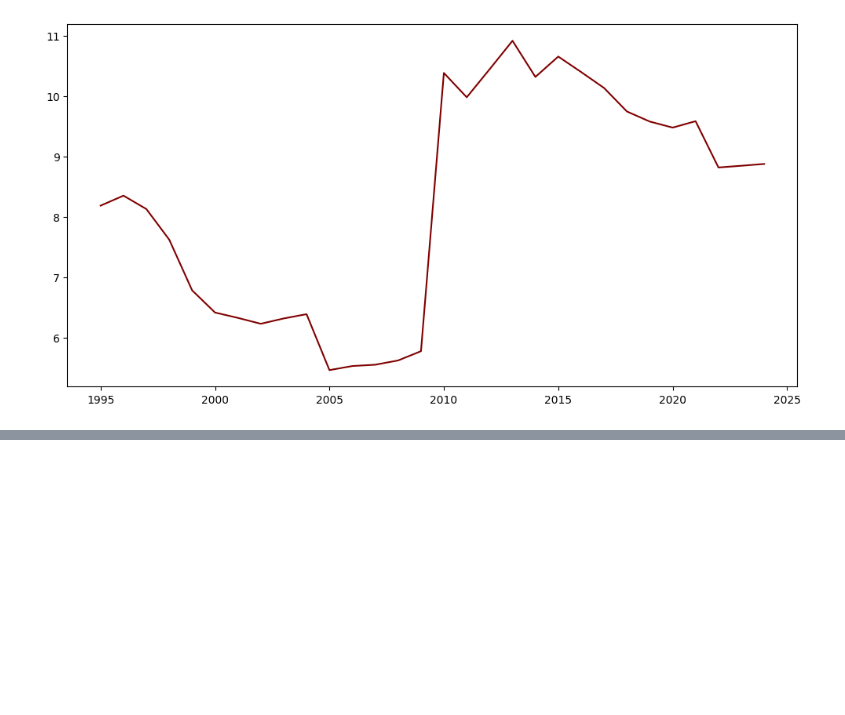
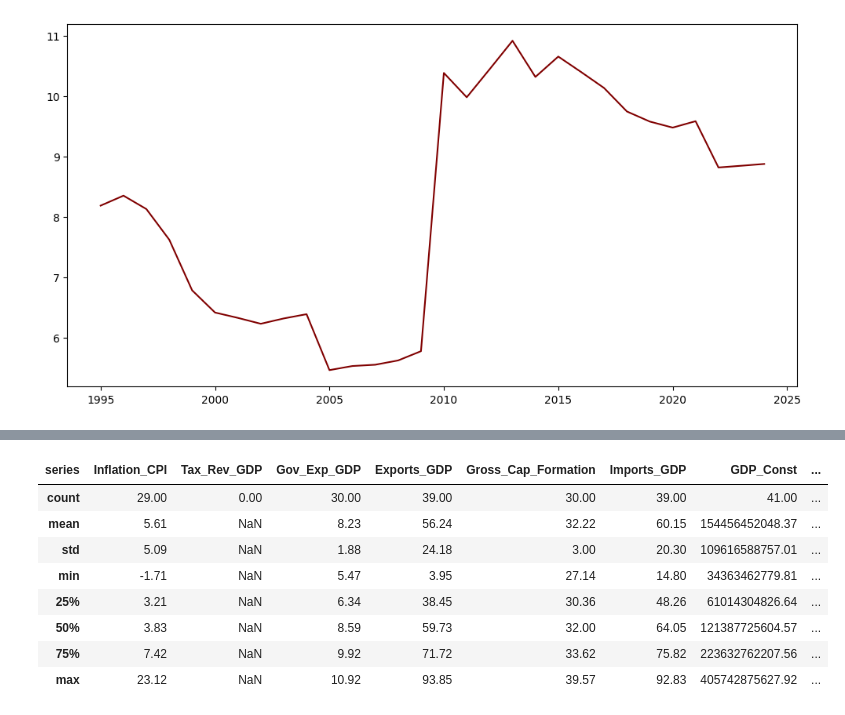
Before and after one commit to ddoneu/ECON3916-Statistical-Machine-Learning, a Jupyter notebook: Lab3 / Lab3 WBGAPI Visualization.ipynb, the cells around one changed output, grey strips where cells are left out. Drawn from its saved outputs; the diff is of its cells as text; code cells hidden in the pictures; blank space fills up the shorter version.

```diff
--- a/Lab3 / Lab3 WBGAPI Visualization.ipynb
+++ b/Lab3 / Lab3 WBGAPI Visualization.ipynb
@@ -16,6 +16,7 @@ import wbgapi as wb
 import pandas as pd
 import matplotlib.pyplot as plt
 import seaborn as sns
+pd.options.display.float_format = '{:.2f}'.format
 
 # Define Economies: VNM (Vietnam), LMC (Lower middle income), WLD (World)
 country_codes = ['VNM', 'LMC', 'WLD']
@@ -281,0 +312,12 @@ Generated a 2x3 grid of subplots visualizing Vietnam's economic indicators.
+# %%
+df_vnm.describe()
+# %% [output]
+| series | Inflation_CPI | Tax_Rev_GDP | Gov_Exp_GDP | Exports_GDP | Gross_Cap_Formation | Imports_GDP | GDP_Const | ... |
+| count | 29.00 | 0.00 | 30.00 | 39.00 | 30.00 | 39.00 | 41.00 | ... |
+| mean | 5.61 | NaN | 8.23 | 56.24 | 32.22 | 60.15 | 154456452048.37 | ... |
+| std | 5.09 | NaN | 1.88 | 24.18 | 3.00 | 20.30 | 109616588757.01 | ... |
+| min | -1.71 | NaN | 5.47 | 3.95 | 27.14 | 14.80 | 34363462779.81 | ... |
+| 25% | 3.21 | NaN | 6.34 | 38.45 | 30.36 | 48.26 | 61014304826.64 | ... |
+| 50% | 3.83 | NaN | 8.59 | 59.73 | 32.00 | 64.05 | 121387725604.57 | ... |
+| 75% | 7.42 | NaN | 9.92 | 71.72 | 33.62 | 75.82 | 223632762207.56 | ... |
+| max | 23.12 | NaN | 10.92 | 93.85 | 39.57 | 92.83 | 405742875627.92 | ... |
```
Also changed, not shown: parts of 11 cells of this notebook.
